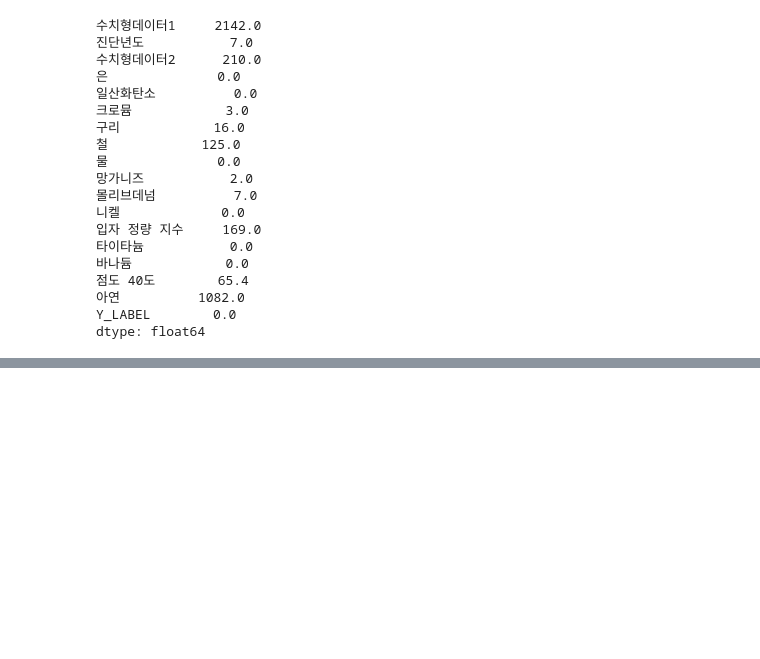
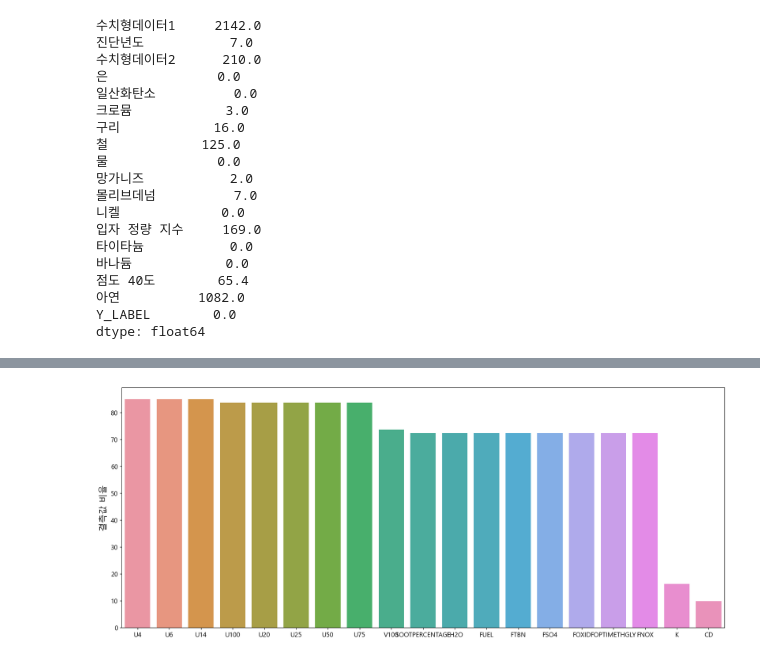
Before and after one commit to YoonJiHwan98/Sejoing_Univ_3-2, a Jupyter notebook: construct_Oil/data_EDA.ipynb, the cells around one changed output, grey strips where cells are left out. Saved outputs shown, nothing was run; the diff lists cells and outputs as text; code cells hidden in the pictures; blank space fills up the shorter version.

```diff
--- a/construct_Oil/data_EDA.ipynb
+++ b/construct_Oil/data_EDA.ipynb
@@ -392,3 +394,31 @@ def is_kor_outlier(df_train):
 df['국어_이상치여부'] = df.apply(is_kor_outlier, axis = 1) # axis = 1 지정 필수
 
 df
+# %%
+def missing_values_table(df):
+        # Total missing values
+        mis_val = df.isnull().sum()
+
+        # Percentage of missing values
+        mis_val_percent = 100 * df.isnull().sum() / len(df)
+
+        # Make a table with the results
+        mis_val_table = pd.concat([mis_val, mis_val_percent], axis=1)
+
+        # Rename the columns
+        mis_val_table_ren_columns = mis_val_table.rename(
+        columns = {0 : '결측값 개수', 1 : '결측값 비율'})
+
+        # Sort the table by percentage of missing descending
+        mis_val_table_ren_columns = mis_val_table_ren_columns[
+            mis_val_table_ren_columns.iloc[:,1] != 0].sort_values(
+        '결측값 비율', ascending=False).round(1)
+        return mis_val_table_ren_columns
+
+df_missing = missing_values_table(df)
+# %%
+plt.figure(figsize=(20,8))
+sns.barplot(data = df_missing,x = df_missing.index,y = df_missing['결측값 비율'])
+plt.show()
+# %% [output]
+[figure, added]
```
Also changed, not shown: parts of 3 cells of this notebook, 1 other file.
